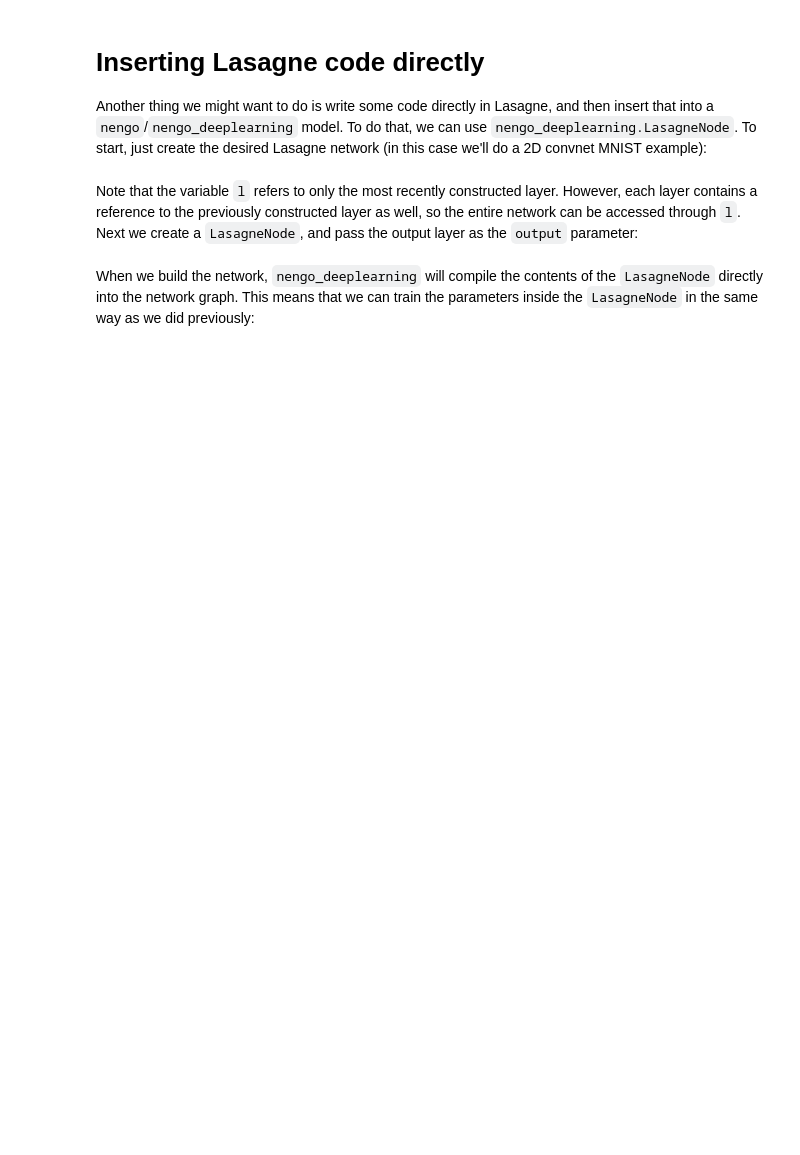
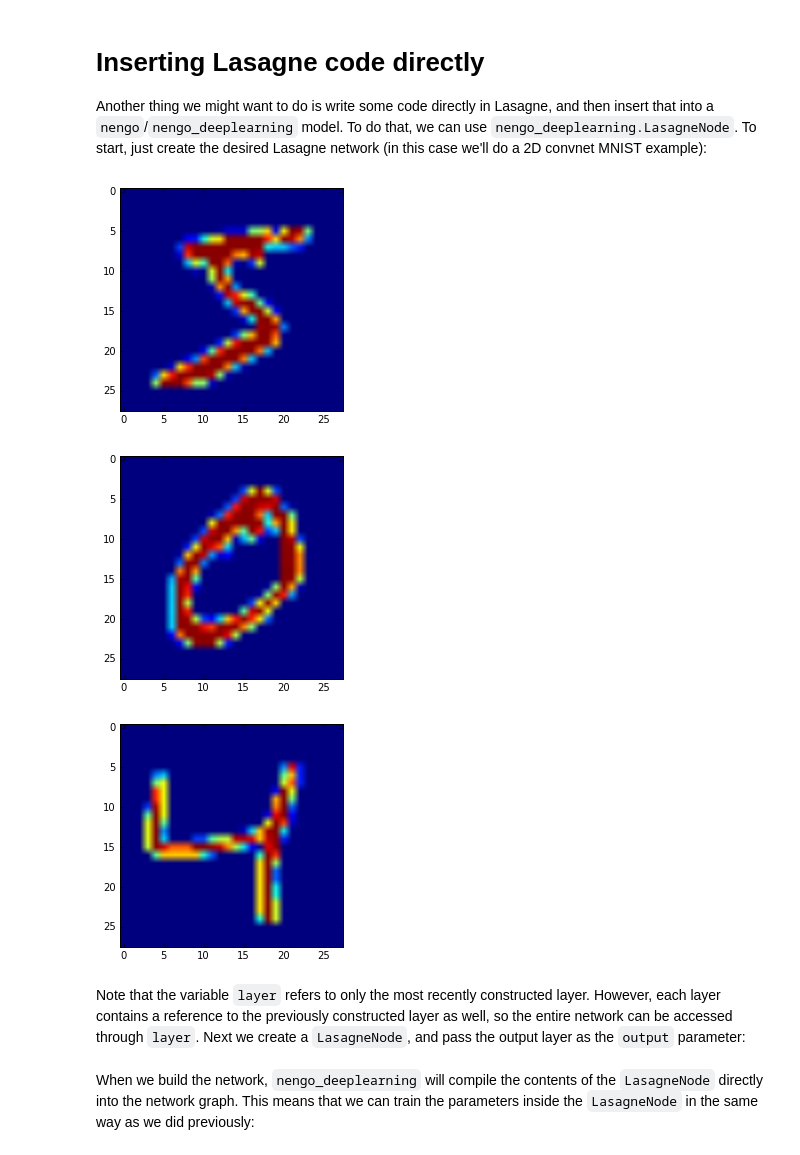
Before and after one commit to nengo/nengo-dl, a Jupyter notebook: docs/demo.ipynb, the cells around one changed output. Saved outputs shown, nothing was run; the diff lists cells and outputs as text; code cells hidden in the pictures; blank space fills up the shorter version.

```diff
--- a/docs/demo.ipynb
+++ b/docs/demo.ipynb
@@ -304,4 +304,19 @@ training complete
 # Inserting Lasagne code directly
 
 Another thing we might want to do is write some code directly in Lasagne, and then insert that into a `nengo`/`nengo_deeplearning` model.  To do that, we can use `nengo_deeplearning.LasagneNode`.  To start, just create the desired Lasagne network (in this case we'll do a 2D convnet MNIST example):
+# %%
+# load the inputs/targets (download the dataset at
+# http://deeplearning.net/data/mnist/mnist.pkl.gz)
+with open("mnist.pkl", "rb") as f:
+    train, _, test = pickle.load(f, encoding="bytes")
+targets = np.zeros((train[1].shape[0], 1, 10), dtype=np.float32)
+targets[np.arange(train[1].shape[0]), :, train[1]] = 1.0
+
+for i in range(3):
+    plt.figure()
+    plt.imshow(train[0][i].reshape((28,28)))
+# %% [output]
+[figure, added]
+[figure, added]
+[figure, added]
 # %%
@@ -337,5 +345,5 @@ l = lasagne.layers.DenseLayer(l, num_units=10, nonlinearity=nl.softmax)
 # %% [markdown]
-Note that the variable `l` refers to only the most recently constructed layer. However, each layer contains a reference to the previously constructed layer as well, so the entire network can be accessed through `l`.  Next we create a `LasagneNode`, and pass the output layer as the `output` parameter:
+Note that the variable `layer` refers to only the most recently constructed layer. However, each layer contains a reference to the previously constructed layer as well, so the entire network can be accessed through `layer`.  Next we create a `LasagneNode`, and pass the output layer as the `output` parameter:
 # %%
 with nengo.Network() as net, nengo_deeplearning.default_config():
     # 'insert_weights' is an optional config setting we can use
```
Also changed, not shown: parts of 16 cells of this notebook.
